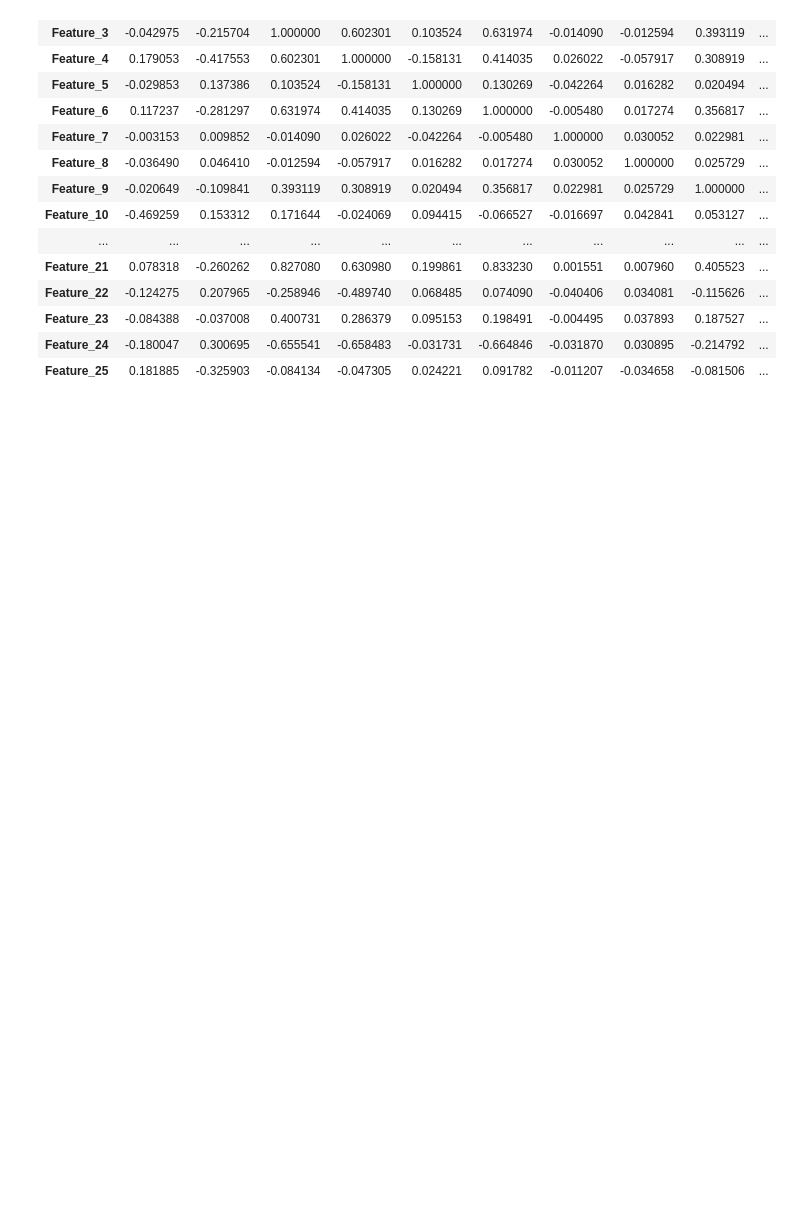
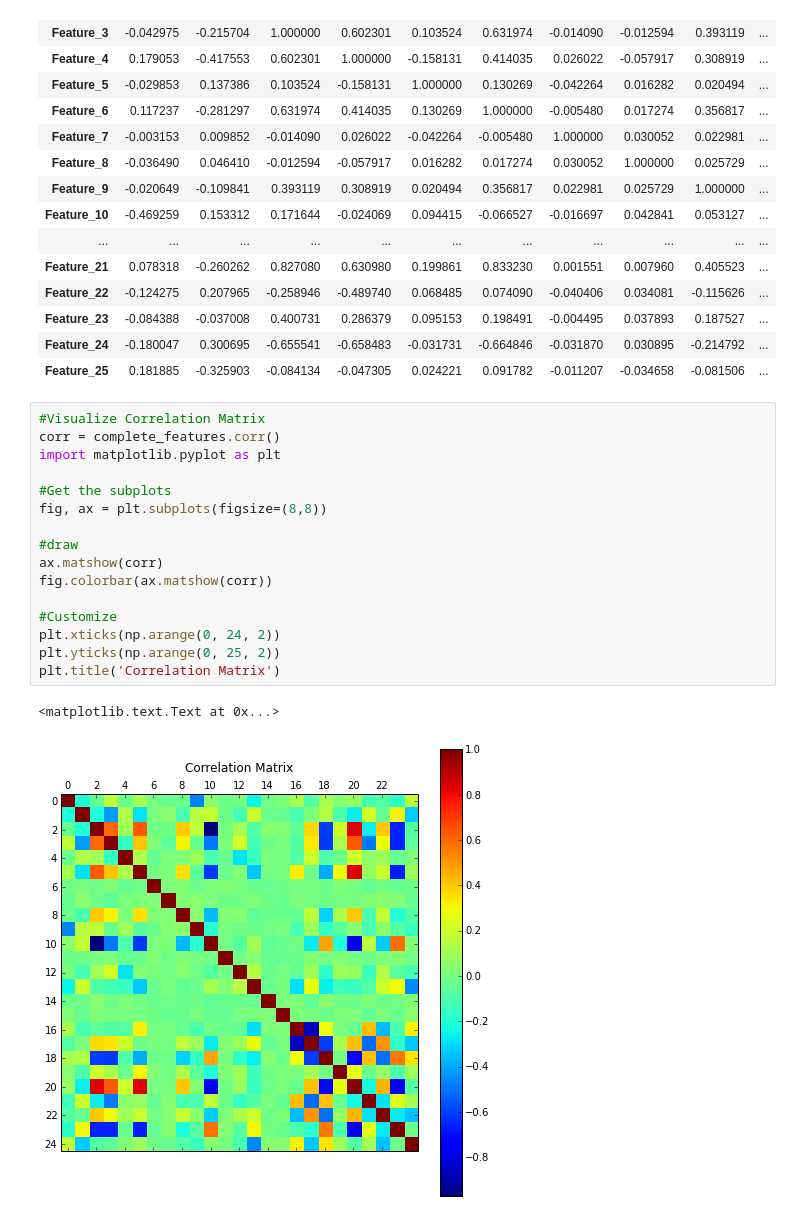
Before and after one commit to itstehkman/WinstonStockMarketChallenge-yolo, a Jupyter notebook: Winston.ipynb, the cells around one changed output. Saved outputs shown, nothing was run; the diff lists cells and outputs as text; blank space fills up the shorter version.

Commit message:
Visualize correlation matrix

```diff
--- a/Winston.ipynb
+++ b/Winston.ipynb
@@ -73,3 +73,22 @@ complete_features.corr()
 | Feature_23 | -0.084388 | -0.037008 | 0.400731 | 0.286379 | 0.095153 | 0.198491 | -0.004495 | 0.037893 | 0.187527 | ... |
 | Feature_24 | -0.180047 | 0.300695 | -0.655541 | -0.658483 | -0.031731 | -0.664846 | -0.031870 | 0.030895 | -0.214792 | ... |
 | Feature_25 | 0.181885 | -0.325903 | -0.084134 | -0.047305 | 0.024221 | 0.091782 | -0.011207 | -0.034658 | -0.081506 | ... |
+# %%
+#Visualize Correlation Matrix
+corr = complete_features.corr()
+import matplotlib.pyplot as plt
+
+#Get the subplots
+fig, ax = plt.subplots(figsize=(8,8))
+
+#draw
+ax.matshow(corr)
+fig.colorbar(ax.matshow(corr))
+
+#Customize
+plt.xticks(np.arange(0, 24, 2))
+plt.yticks(np.arange(0, 25, 2))
+plt.title('Correlation Matrix')
+# %% [output]
+<matplotlib.text.Text at 0x...>
+[figure, added]
```
Also changed, not shown: parts of 4 cells of this notebook, 1 other file.
